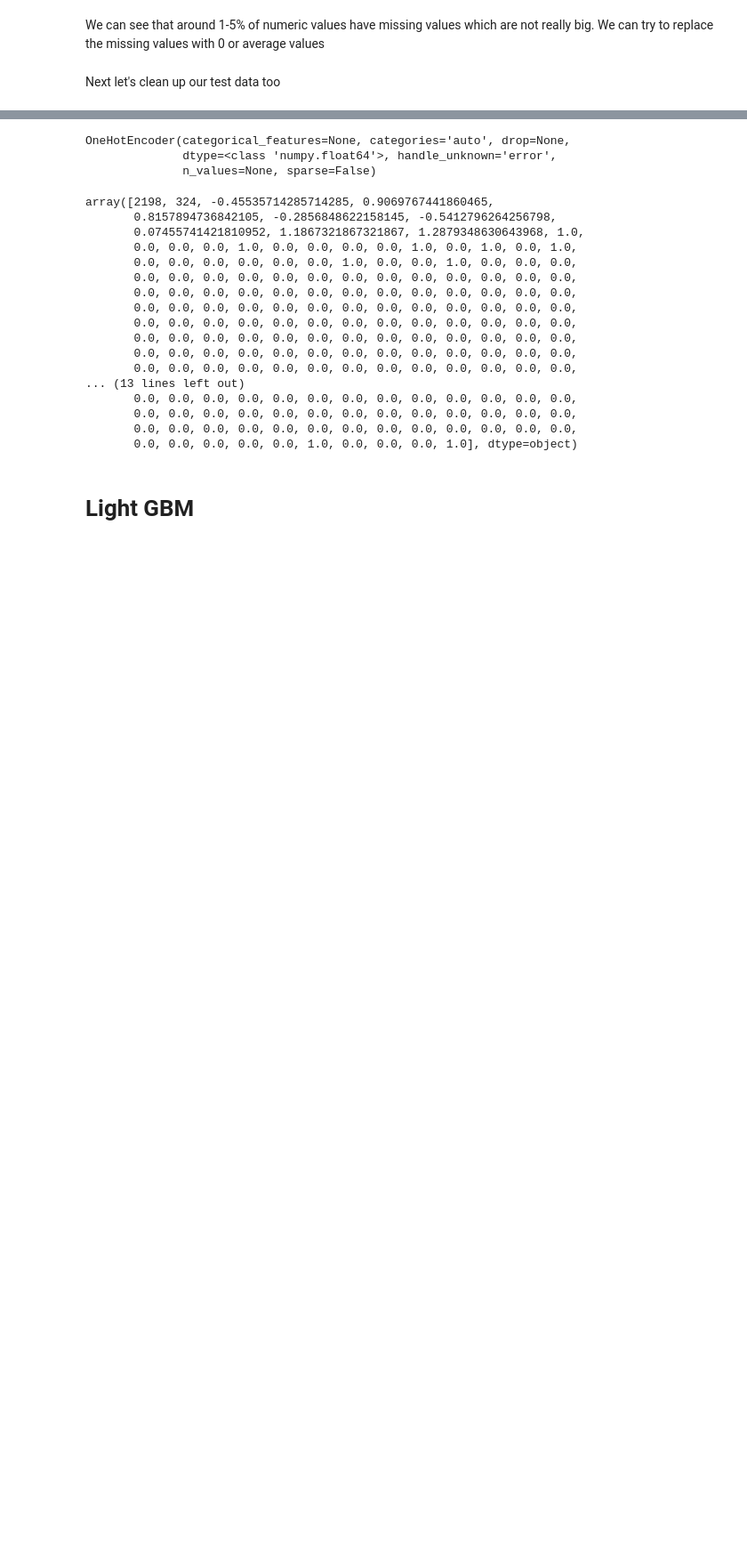
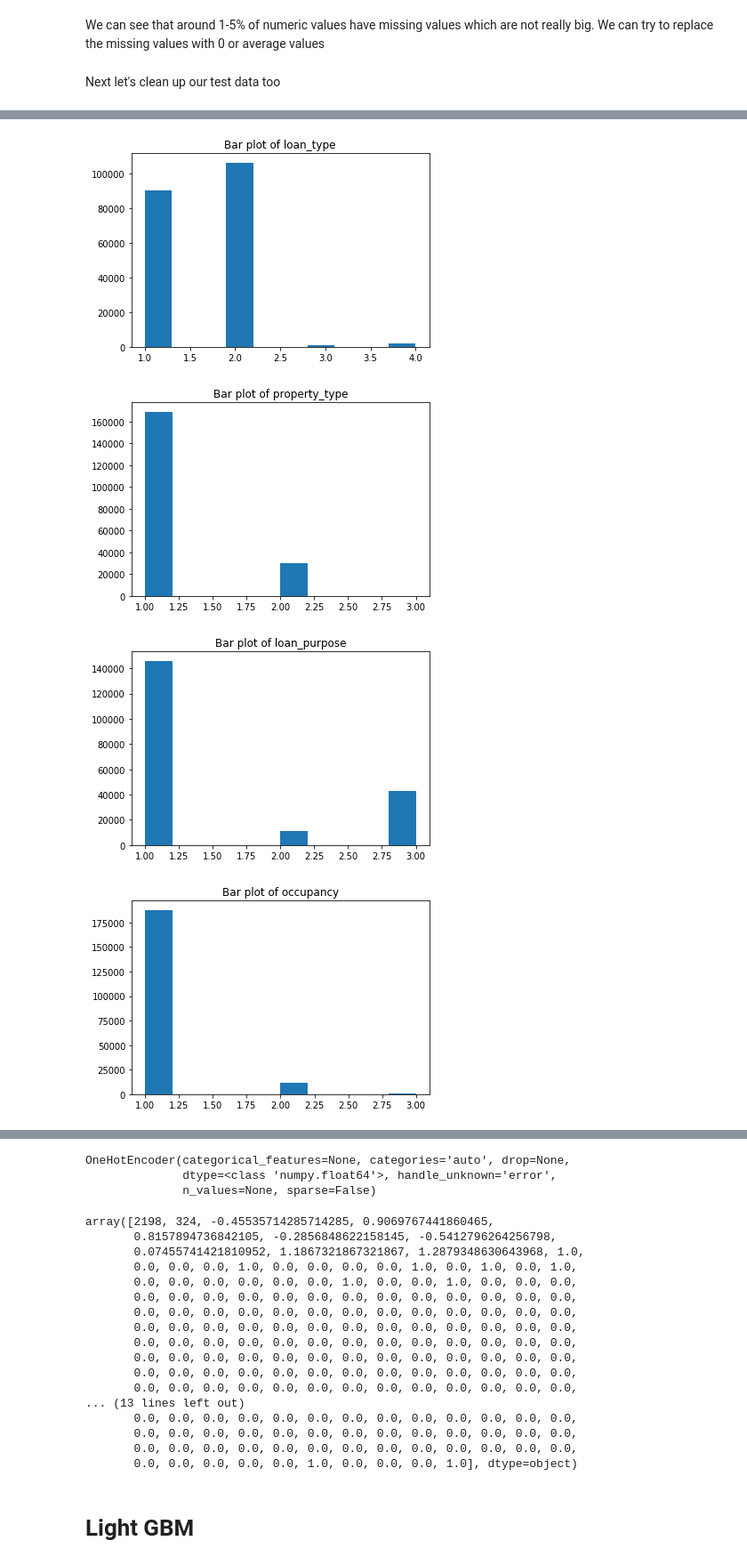
Before and after one commit to MinhDg00/Mortgage-Rates-From-Government-Data, a Jupyter notebook: Spread_rates.ipynb, the cells around one changed output, grey strips where cells are left out. Shown at 89% size. Saved outputs shown, nothing was run; the diff lists cells and outputs as text; code cells hidden in the pictures; blank space fills up the shorter version.

```diff
--- a/Spread_rates.ipynb
+++ b/Spread_rates.ipynb
@@ -304,0 +315,13 @@ for col in cat_col:
+# %%
+new_col = ['loan_type', 'property_type', 'loan_purpose', 'occupancy',
+           'applicant_ethnicity','applicant_race',
+           'applicant_sex']
+for col in new_col:
+  plt.hist(data[col])
+  plt.title('Bar plot of ' + str(col))
+  plt.show()
+# %% [output]
+[figure, added]
+[figure, added]
+[figure, added]
+[figure, added]
```
Also changed, not shown: parts of 39 cells of this notebook.
